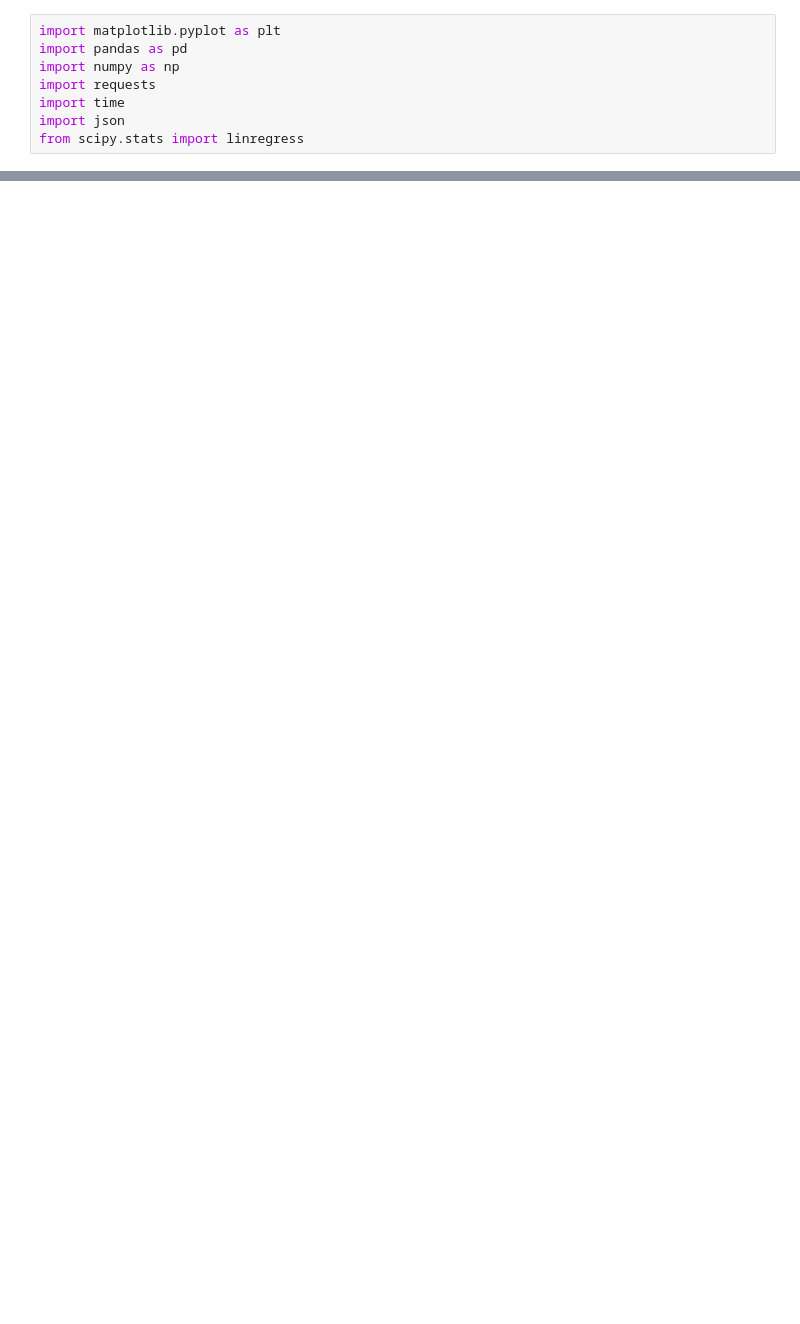
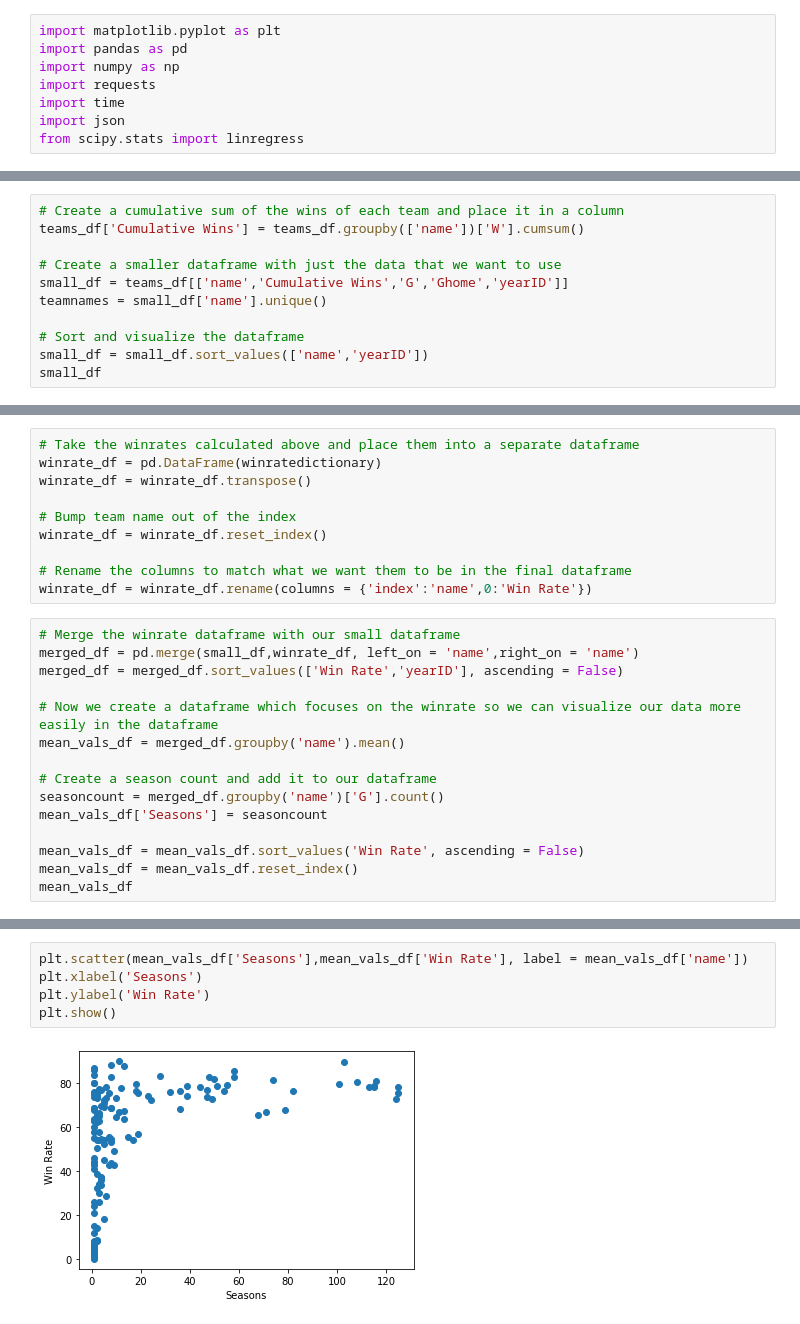
Before and after one commit to mgood13/data_analytics_project1, a Jupyter notebook: Teams_Analysis.ipynb, the cells around one changed output, grey strips where cells are left out. Saved outputs shown, nothing was run; the diff lists cells and outputs as text; blank space fills up the shorter version.

Commit message:
Created a few more plots on the Best Team Analysis

```diff
--- a/Teams_Analysis.ipynb
+++ b/Teams_Analysis.ipynb
@@ -79,0 +38,11 @@ plt.bar(team_sum['name'],team_sum['W'])
+# %%
+# Create a cumulative sum of the wins of each team and place it in a column
+teams_df['Cumulative Wins'] = teams_df.groupby(['name'])['W'].cumsum()
+
+# Create a smaller dataframe with just the data that we want to use
+small_df = teams_df[['name','Cumulative Wins','G','Ghome','yearID']]
+teamnames = small_df['name'].unique()
+
+# Sort and visualize the dataframe
+small_df = small_df.sort_values(['name','yearID'])
+small_df
@@ -79,0 +104,25 @@ plt.bar(team_sum['name'],team_sum['W'])
+# %%
+# Take the winrates calculated above and place them into a separate dataframe
+winrate_df = pd.DataFrame(winratedictionary)
+winrate_df = winrate_df.transpose()
+
+# Bump team name out of the index
+winrate_df = winrate_df.reset_index()
+
+# Rename the columns to match what we want them to be in the final dataframe
+winrate_df = winrate_df.rename(columns = {'index':'name',0:'Win Rate'})
+# %%
+# Merge the winrate dataframe with our small dataframe
+merged_df = pd.merge(small_df,winrate_df, left_on = 'name',right_on = 'name')
+merged_df = merged_df.sort_values(['Win Rate','yearID'], ascending = False)
+
+# Now we create a dataframe which focuses on the winrate so we can visualize our data more easily in the dataframe
+mean_vals_df = merged_df.groupby('name').mean()
+
+# Create a season count and add it to our dataframe
+seasoncount = merged_df.groupby('name')['G'].count()
+mean_vals_df['Seasons'] = seasoncount
+
+mean_vals_df = mean_vals_df.sort_values('Win Rate', ascending = False)
+mean_vals_df = mean_vals_df.reset_index()
+mean_vals_df
@@ -79,0 +143,7 @@ plt.bar(team_sum['name'],team_sum['W'])
+# %%
+plt.scatter(mean_vals_df['Seasons'],mean_vals_df['Win Rate'], label = mean_vals_df['name'])
+plt.xlabel('Seasons')
+plt.ylabel('Win Rate')
+plt.show()
+# %% [output]
+[figure, added]
```
Also changed, not shown: parts of 16 cells of this notebook.
